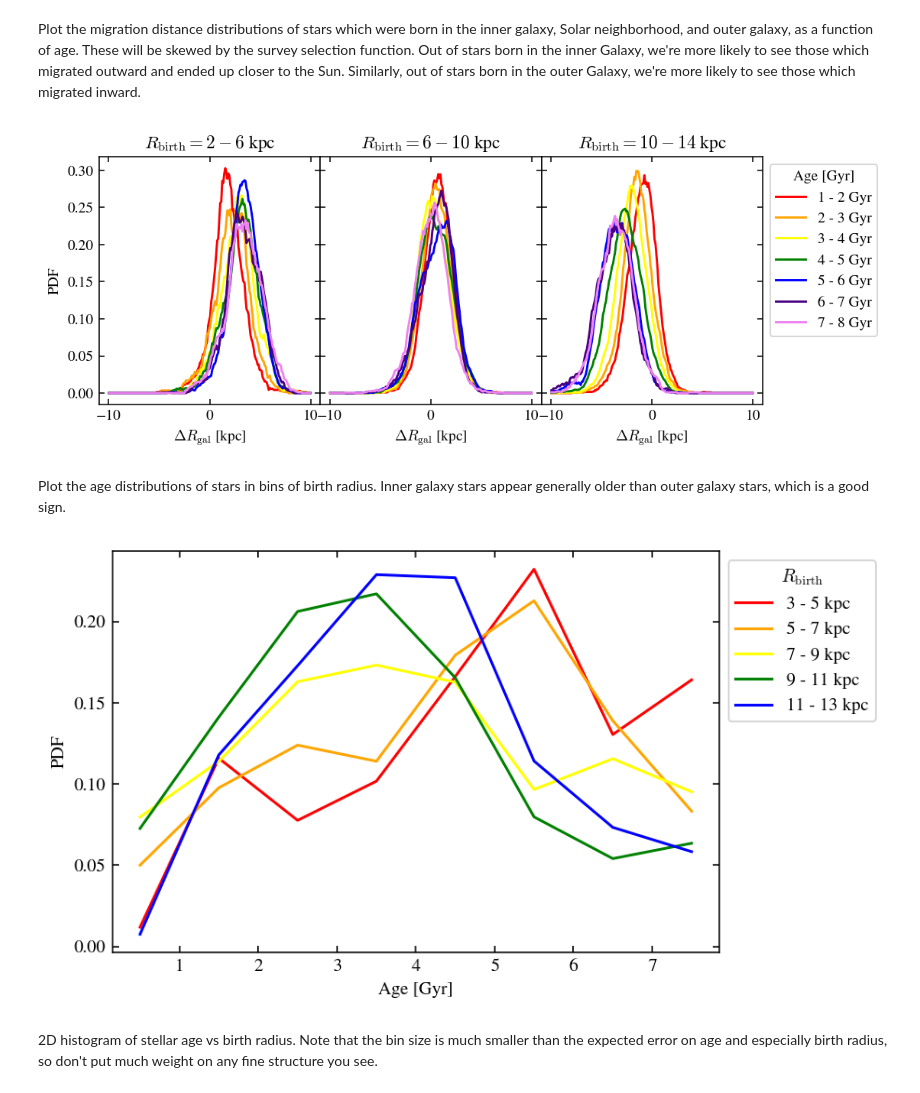
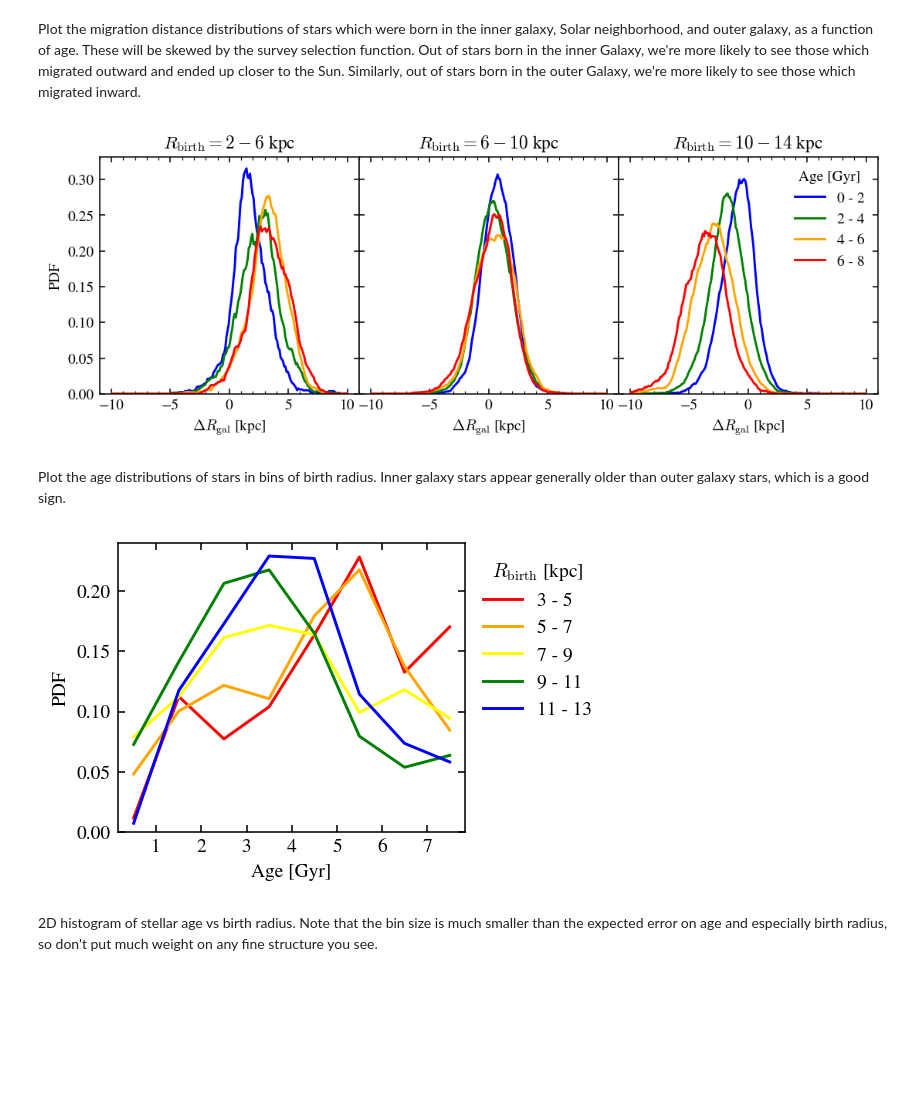
Before and after one commit to lodubay/abeona, a Jupyter notebook: notebooks/birth_radius_v2.ipynb, the cells around one changed output. Drawn from its saved outputs; the diff is of its cells as text; code cells hidden in the pictures; blank space fills up the shorter version.

```diff
--- a/notebooks/birth_radius_v2.ipynb
+++ b/notebooks/birth_radius_v2.ipynb
@@ -212,24 +253,29 @@ young_sample['DELTA_R'] = young_sample['GALR'] - young_sample['GALR_BIRTH']
 # %% [markdown]
 Histograms of radial migration distance $\Delta R_{\rm gal}$ as a function of stellar age. The histograms generally get wider and more skewed to positive $\Delta R$ for older stars. There is an interesting small shift in the modes to negative $\Delta R$ for stars between ages of 2 - 5 Gyr.
 # %%
-fig, ax = plt.subplots()
+fig, ax = plt.subplots(figsize=(4, 3), constrained_layout=True)
 
-dr_bins = np.arange(-10, 10.1, 0.1)
+dr_bins = np.arange(-11, 11.1, 0.1)
 dr_bin_centers = (dr_bins[:-1] + dr_bins[1:]) / 2
 age_bins = np.arange(1, 9, 1)
-colors = ['red', 'orange', 'yellow', 'green', 'blue', 'indigo', 'violet']
+colors = ['violet', 'indigo', 'blue', 'green', 'yellow', 'orange', 'red']
 for i in range(len(age_bins) - 1):
     age_lim = (age_bins[i], age_bins[i+1])
     subset = young_sample[(young_sample['LATENT_AGE'] >= age_lim[0]) &
                           (young_sample['LATENT_AGE'] < age_lim[1])].copy()
     hist, bin_edges = np.histogram(subset['DELTA_R'], bins=dr_bins, density=True)
     hist_smooth = box_smooth(hist, bin_edges, 1.)
-    ax.plot(dr_bin_centers, hist_smooth, color=colors[i], label='%s - %s Gyr' % age_lim)
+    ax.plot(dr_bin_centers, hist_smooth, color=colors[i], label='%s - %s' % age_lim)
 
-ax.legend(title='Age [Gyr]')
+ax.legend(title='Age [Gyr]', frameon=False)
 ax.set_xlabel(r'$\Delta R_{\rm gal}$ [kpc]')
 ax.set_ylabel('PDF')
-fig.suptitle('Estimated migration distance as a function of age')
+ax.set_ylim((0, None))
+ax.set_xlim((-11, 11))
+ax.xaxis.set_major_locator(MultipleLocator(5))
+ax.xaxis.set_minor_locator(MultipleLocator(1))
+# fig.suptitle('Estimated migration distance as a function of age')
 
+fig.savefig('migration_distance_by_age.pdf', dpi=300)
 plt.show()
 # %% [output]
@@ -238,12 +284,12 @@ plt.show()
 Plot the migration distance distributions of stars which were born in the inner galaxy, Solar neighborhood, and outer galaxy, as a function of age. These will be skewed by the survey selection function. Out of stars born in the inner Galaxy, we're more likely to see those which migrated outward and ended up closer to the Sun. Similarly, out of stars born in the outer Galaxy, we're more likely to see those which migrated inward.
 # %%
 fig, axs = plt.subplots(1, 3, figsize=(8, 3), sharex=True, sharey=True)
-plt.subplots_adjust(hspace=0, wspace=0)
+plt.subplots_adjust(hspace=0, wspace=0, bottom=0.15, left=0.08, right=0.98)
 
 dr_bins = np.arange(-10, 10.1, 0.1)
 dr_bin_centers = (dr_bins[:-1] + dr_bins[1:]) / 2
-age_bins = np.arange(1, 9, 1)
-colors = ['red', 'orange', 'yellow', 'green', 'blue', 'indigo', 'violet']
+age_bins = np.arange(0, 9, 2)
+colors = ['blue', 'green', 'orange', 'red']
 galr_bins = [2, 6, 10, 14]
 
 for j, ax in enumerate(axs):
@@ -257,41 +303,50 @@ for j, ax in enumerate(axs):
                               (young_sample['GALR_BIRTH'] < galr_lim[1])].copy()
         hist, bin_edges = np.histogram(subset['DELTA_R'], bins=dr_bins, density=True)
         hist_smooth = box_smooth(hist, bin_edges, 1.)
-        ax.plot(dr_bin_centers, hist_smooth, color=colors[i], label='%s - %s Gyr' % age_lim)
+        ax.plot(dr_bin_centers, hist_smooth, color=colors[i], label='%s - %s' % age_lim)
 
-axs[-1].legend(title='Age [Gyr]', loc='upper left', bbox_to_anchor=(1, 1))
+axs[-1].legend(title='Age [Gyr]', loc='upper right', frameon=False)
 for ax in axs:
     ax.set_xlabel(r'$\Delta R_{\rm gal}$ [kpc]')
 axs[0].set_ylabel('PDF')
+axs[0].set_ylim((0, None))
+axs[0].set_xlim((-11, 11))
+axs[0].xaxis.set_major_locator(MultipleLocator(5))
+axs[0].xaxis.set_minor_locator(MultipleLocator(1))
 
+fig.savefig('migration_distance_by_rbirth.pdf', dpi=300)
 plt.show()
 # %% [output]
-[figure, old version]
+[figure, new version]
 # %% [markdown]
 Plot the age distributions of stars in bins of birth radius. Inner galaxy stars appear generally older than outer galaxy stars, which is a good sign.
 # %%
-fig, ax = plt.subplots()
+fig, ax = plt.subplots(figsize=(4, 2.5), constrained_layout=True)
 
 age_bins = np.arange(9)
 galr_bins = [3, 5, 7, 9, 11, 13]
 colors = ['red', 'orange', 'yellow', 'green', 'blue']
 
 for i in range(len(galr_bins) -1):
     galr_lim = (galr_bins[i], galr_bins[i+1])
     subset = young_sample[(young_sample['GALR_BIRTH'] >= galr_lim[0]) &
                           (young_sample['GALR_BIRTH'] < galr_lim[1])].copy()
     hist, bin_edges = np.histogram(subset['LATENT_AGE'], density=True, bins=age_bins)
     bin_centers = (bin_edges[:-1] + bin_edges[1:]) / 2
-    ax.plot(bin_centers, hist, color=colors[i], label='%s - %s kpc' % galr_lim)
+    ax.plot(bin_centers, hist, color=colors[i], label='%s - %s' % galr_lim)
 #     ax.hist(subset['LATENT_AGE'], density=True, bins=age_bins, color=colors[i], histtype='step',
 #             label='%s - %s kpc' % galr_lim)
 
 ax.set_xlabel('Age [Gyr]')
 ax.set_ylabel('PDF')
-ax.legend(title=r'$R_{\rm birth}$', loc='upper left', bbox_to_anchor=(1, 1))
+ax.legend(title=r'$R_{\rm birth}$ [kpc]', loc='upper left', bbox_to_anchor=(1, 1), frameon=False)
+ax.set_ylim((0, None))
+ax.xaxis.set_major_locator(MultipleLocator(1))
+
+fig.savefig('age_distributions.pdf', dpi=300)
 plt.show()
 # %% [output]
-[figure, old version]
+[figure, new version]
 # %% [markdown]
 2D histogram of stellar age vs birth radius. Note that the bin size is much smaller than the expected error on age and especially birth radius, so don't put much weight on any fine structure you see.
 # %%
```
Also changed, not shown: parts of 12 cells of this notebook, 8 other files.
